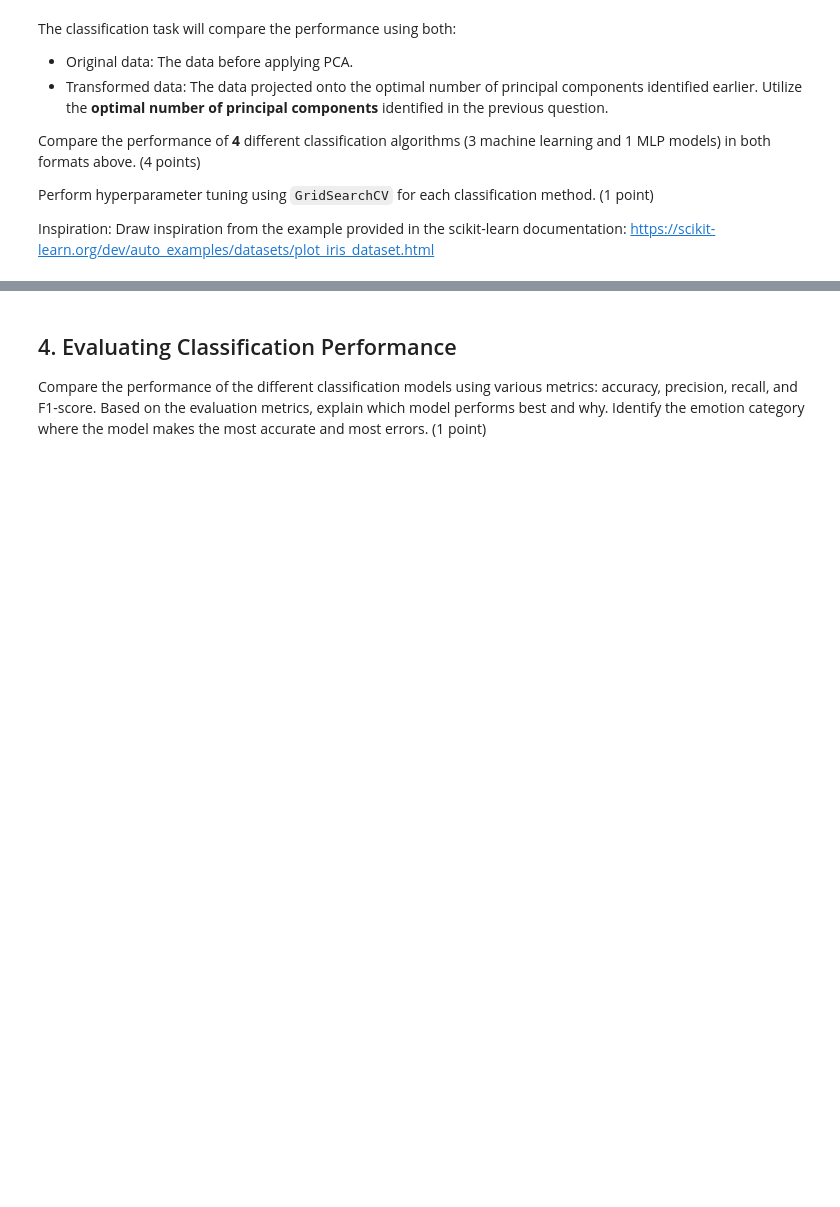
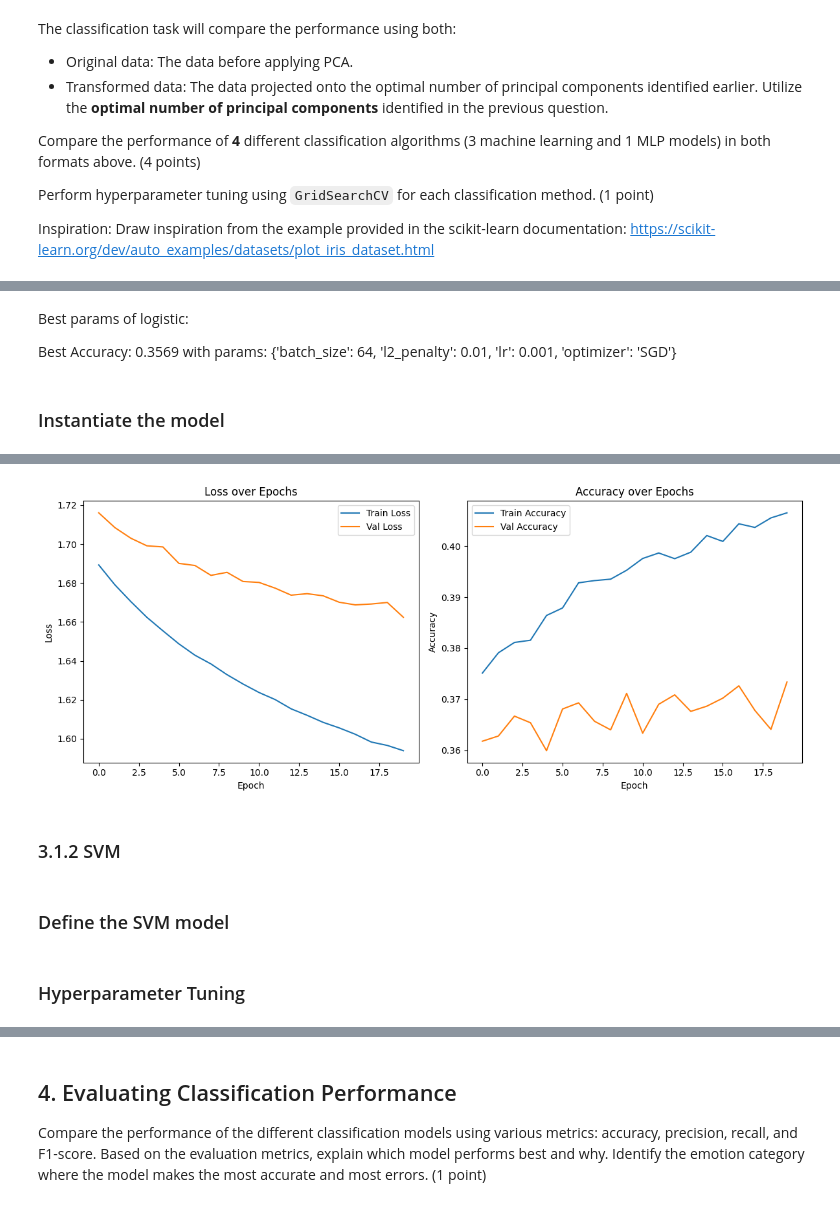
Before and after one commit to nguyenmai333/Fundamental-ML, a Jupyter notebook: notebooks/EDA.ipynb, the cells around one changed output, grey strips where cells are left out. Cells and saved outputs as stored; diff of their text form; code cells hidden in the pictures; blank space fills up the shorter version.

Commit message:
update-modeling

```diff
--- a/notebooks/EDA.ipynb
+++ b/notebooks/EDA.ipynb
@@ -237,0 +209,5 @@ Inspiration: Draw inspiration from the example provided in the scikit-learn docu
+# %%
+scaler = StandardScaler()
+X_train = scaler.fit_transform(X_train)
+X_val = scaler.transform(X_val)
+X_test = scaler.transform(X_test)
@@ -237,0 +224,15 @@ Inspiration: Draw inspiration from the example provided in the scikit-learn docu
+# %%
+class EmotionDataset(Dataset):
+    def __init__(self, X, y):
+        self.X = torch.tensor(X, dtype=torch.float32)
+        self.y = torch.tensor(y, dtype=torch.long)
+    def __len__(self):
+        return len(self.y)
+
+    def __getitem__(self, idx):
+        return self.X[idx], self.y[idx]
+# %%
+train_dataset = EmotionDataset(X_train, y_train)
+test_dataset = EmotionDataset(X_test, y_test)
+train_loader = DataLoader(train_dataset, batch_size=32, shuffle=True)
+test_loader = DataLoader(test_dataset, batch_size=32, shuffle=False)
@@ -237,0 +424,17 @@ Inspiration: Draw inspiration from the example provided in the scikit-learn docu
+# %% [markdown]
+Best params of logistic:
+
+Best Accuracy: 0.3569 with params: {'batch_size': 64, 'l2_penalty': 0.01, 'lr': 0.001, 'optimizer': 'SGD'}
+# %% [markdown]
+### Instantiate the model
+# %%
+train_loader = DataLoader(train_dataset, batch_size=64, shuffle=True)
+test_loader = DataLoader(test_dataset, batch_size=64, shuffle=False)
+input_dim = X_train.shape[1]
+num_classes = len(np.unique(y))
+model = LogisticRegressionModel(input_dim=input_dim, num_classes=num_classes)
+criterion = nn.CrossEntropyLoss()
+optimizer = optim.SGD(model.parameters(), lr=0.001, weight_decay=0.01)
+# %%
+train_and_evaluate(num_epochs=20, train_loader=train_loader, test_loader=test_loader, model=model, criterion=criterion, optimizer=optimizer)
+# %% [output]
@@ -237,0 +458,5 @@ Inspiration: Draw inspiration from the example provided in the scikit-learn docu
+[figure, added]
+# %% [markdown]
+### 3.1.2 SVM
+# %% [markdown]
+### Define the SVM model
@@ -237,0 +567,2 @@ Inspiration: Draw inspiration from the example provided in the scikit-learn docu
+# %% [markdown]
+### Hyperparameter Tuning
```
Also changed, not shown: parts of 104 cells of this notebook.
